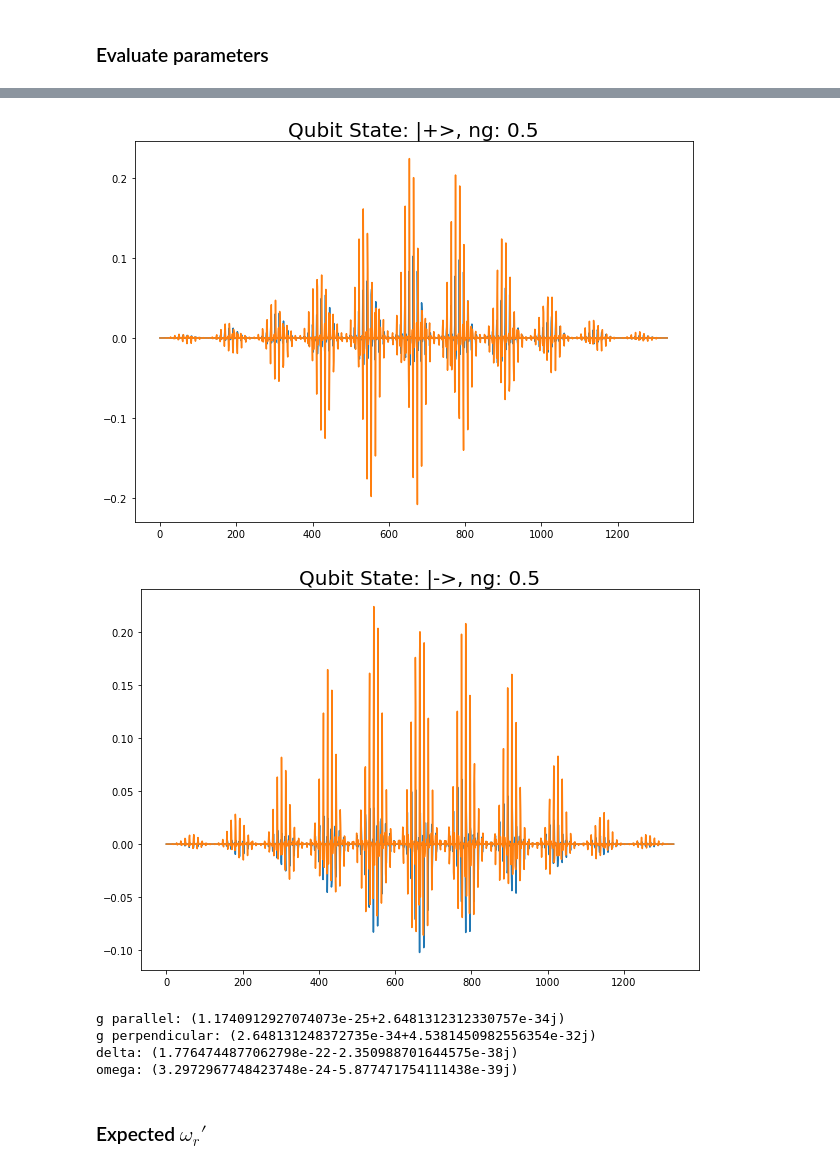
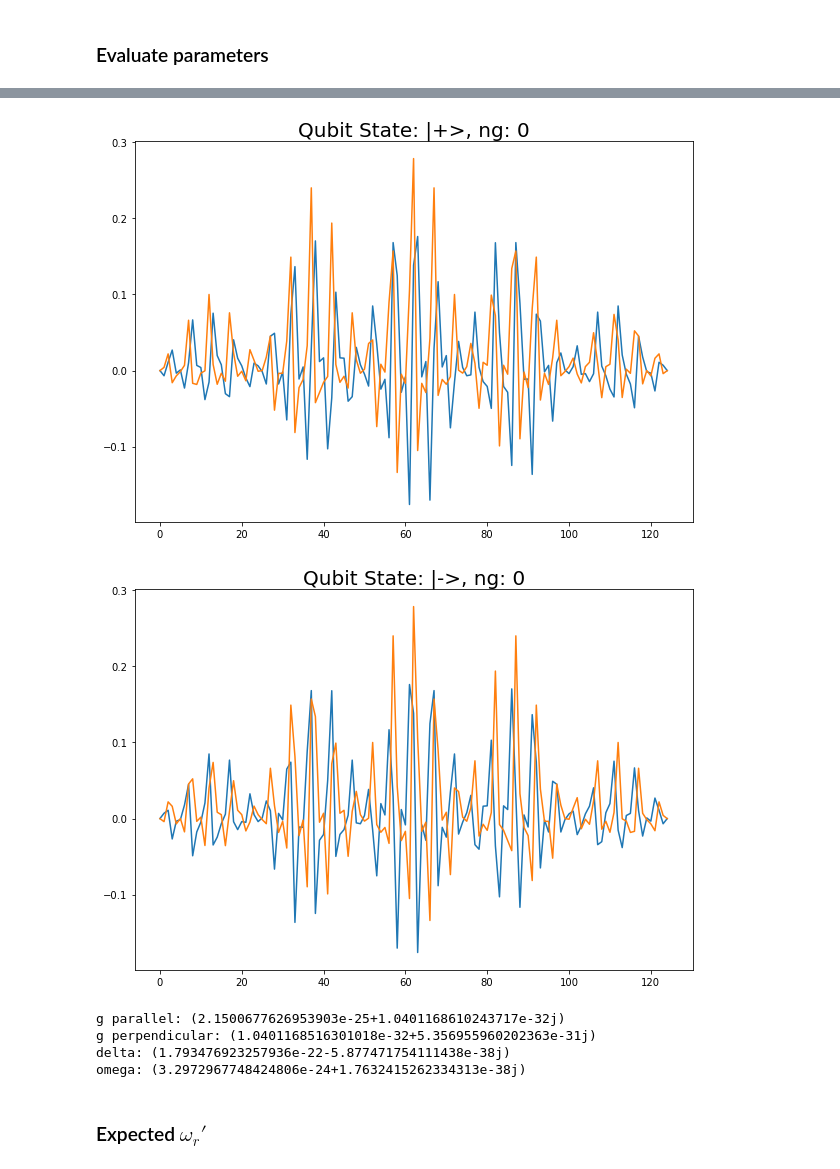
Before and after one commit to Dan5762/Transmon-Project, a Jupyter notebook: Circuit Modelling.ipynb, the cells around one changed output, grey strips where cells are left out. Saved outputs shown, nothing was run; the diff lists cells and outputs as text; code cells hidden in the pictures.

```diff
--- a/Circuit Modelling.ipynb
+++ b/Circuit Modelling.ipynb
@@ -488,14 +488,20 @@ class SparseSystem:
     def kin_mat_q(self):
         self.init_operators()
 
-        denom = 8 * self.alpha**2 * (1 + self.alpha) * self.CJ**3 # ADDED A FACTOR OF 4 HERE
+        C_mat = [
+            [(1 + self.alpha) * self.CJ, 0, -self.alpha * self.CJ],
+            [0, (1 + self.alpha) * self.CJ, -self.alpha * self.CJ],
+            [-self.alpha * self.CJ, -self.alpha * self.CJ, 2 * self.alpha * self.CJ + self.Cc]
+        ]
 
-        kin_mat = 0.5 * self.alpha * (2 + self.alpha) * self.CJ**2 * (self.q1_q1_q + self.q2_q2_q)
-        kin_mat += self.alpha * self.CJ**2 * self.q1_q2_q
-        kin_mat += self.alpha * (1 + self.alpha) * self.CJ**2 * (self.q1_q3_q + self.q2_q3_q)
-        kin_mat += 0.5 * (1 + self.alpha)**2 * self.CJ**2 * self.q3_q3_q
+        C_mat_in = np.linalg.inv(C_mat)
 
-        kin_mat = kin_mat / denom
+        kin_mat = C_mat_in[0][0] * self.q1_q1_q
+        kin_mat += C_mat_in[1][1] * self.q2_q2_q
+        kin_mat += C_mat_in[2][2] * self.q3_q3_q
+        kin_mat += 2 * C_mat_in[0][1] * self.q1_q2_q
+        kin_mat += 2 * C_mat_in[0][2] * self.q1_q3_q
+        kin_mat += 2 * C_mat_in[1][2] * self.q2_q3_q
 
         return kin_mat
 
@@ -523,6 +529,24 @@ class SparseSystem:
         self.H_q.eliminate_zeros()
 
         return self.H_q
+
+    def get_H_q_coupling(self):
+        self.init_operators()
+
+        Cr_renorm = (2 * self.alpha * self.CJ * (self.Cc + self.Cr) + (1 + self.alpha) * self.Cr * self.Cc) / (2 * self.alpha * self.CJ + (1 + self.alpha) * self.Cc)
+        Zr_renorm = np.sqrt(self.Lr / Cr_renorm)
+        coeff = (self.hbar / (2 * Zr_renorm))**0.5
+
+        Csum = self.Cr + self.Cc
+        Cstar = (self.Cr * self.Cc) / self.CJ
+        C0 = np.sqrt((1 + self.alpha) * (2 * self.alpha * self.CJ * Csum + (1 + self.alpha) * self.Cr * self.Cc))
+
+        self.H_q_coupling = self.alpha * (1 + self.alpha) * (self.Cc / C0**2) * (self.q1_q + self.q2_q)
+        self.H_q_coupling += (1 + self.alpha)**2 * (self.Cc / C0**2) * self.q3_q
+
+        self.H_q_coupling = coeff * self.H_q_coupling
+
+        return self.H_q_coupling
 
     def diagonalise_qr(self, update=False):
         if update:
@@ -691,7 +715,7 @@ class SparseSystem:
             except AttributeError:
                 self.init_prod_states()
 
-        delta = 2 * self.hc(self.ket_00) @ self.H_qr @ self.ket_00
+        delta = self.hc(self.ket_10) @ self.H_qr @ self.ket_10 - self.hc(self.ket_00) @ self.H_qr @ self.ket_00
 
         return delta
 
@@ -876,6 +1018,6 @@ where we use the notation $| \text{Qubit} \rangle | \text{Cavity} \rangle$
 # %% [markdown]
 ### Evaluate parameters
 # %%
-system = SparseSystem(ncut=5, mcut=2, ng=0.5)
+system = SparseSystem(ncut=2, mcut=2, ng=0)
 H_q = system._plot_qubit_states()
 # %% [output]
@@ -884,5 +1026,5 @@ H_q = system._plot_qubit_states()
-[figure, old version]
+[figure, new version]
-[figure, old version]
+[figure, new version]
 # %%
 system = SparseSystem(ncut=5, ng=0.5)
 
@@ -898,10 +1040,10 @@ print(f"delta: {delta}")
 omega = system.calc_omega()
 print(f"omega: {omega}")
 # %% [output]
-g parallel: (1.1740912927074073e-25+2.6481312312330757e-34j)
-g perpendicular: (2.648131248372735e-34+4.5381450982556354e-32j)
-delta: (1.7764744877062798e-22-2.350988701644575e-38j)
-omega: (3.2972967748423748e-24-5.877471754111438e-39j)
+g parallel: (2.1500677626953903e-25+1.0401168610243717e-32j)
+g perpendicular: (1.0401168516301018e-32+5.356955960202363e-31j)
+delta: (1.793476923257936e-22-5.877471754111438e-38j)
+omega: (3.2972967748424806e-24+1.7632415262334313e-38j)
 # %% [markdown]
 ### Expected $\omega_r'$
 # %% [markdown]
```
Also changed, not shown: parts of 27 cells of this notebook.
